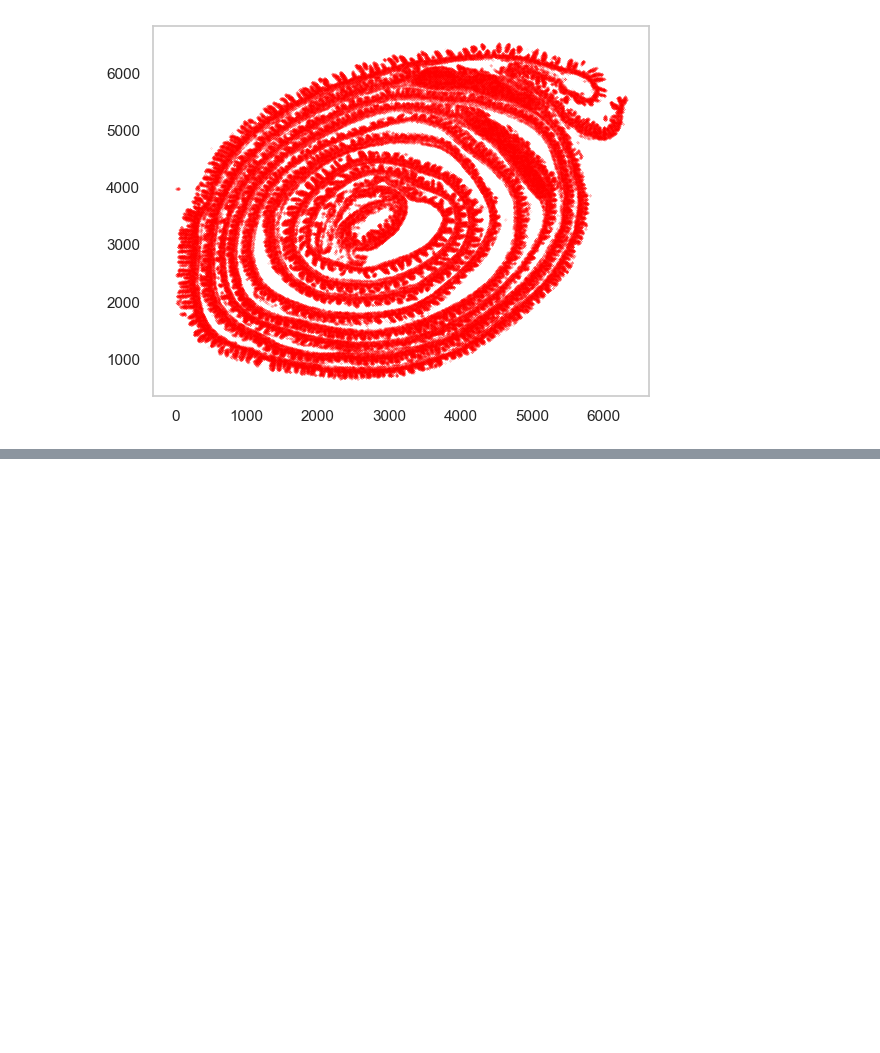
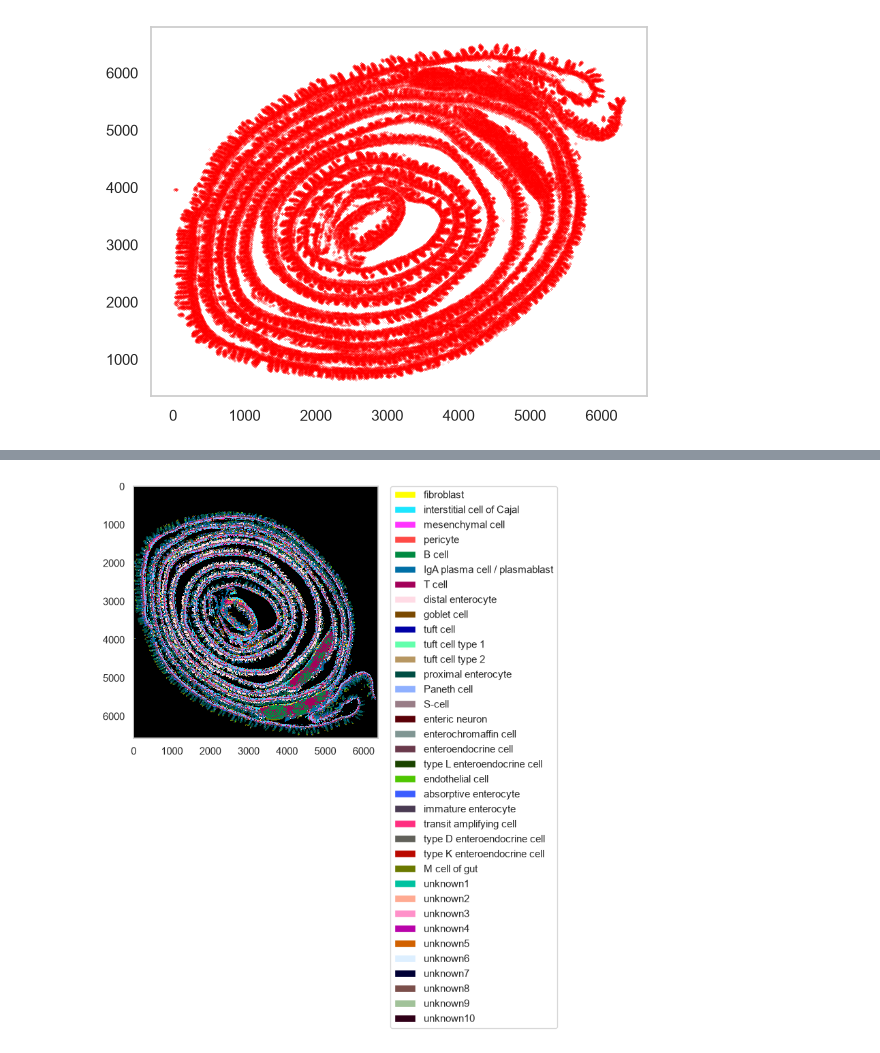
Before and after one commit to pnucolab/CeLLMan, a Jupyter notebook: notebooks/visiumhd_small_intestine.ipynb, the cells around one changed output, grey strips where cells are left out. Drawn from its saved outputs; the diff is of its cells as text; code cells hidden in the pictures; blank space fills up the shorter version.

```diff
--- a/notebooks/visiumhd_small_intestine.ipynb
+++ b/notebooks/visiumhd_small_intestine.ipynb
@@ -236,0 +357,4 @@ ds.plot_celltypes_map(show_annotation=True, save_to_spatialdata=False,
+# %%
+ds.plot_celltypes_map(show_annotation=True)
+# %% [output]
+[figure, added]
```
Also changed, not shown: parts of 41 cells of this notebook, 33 other files.
